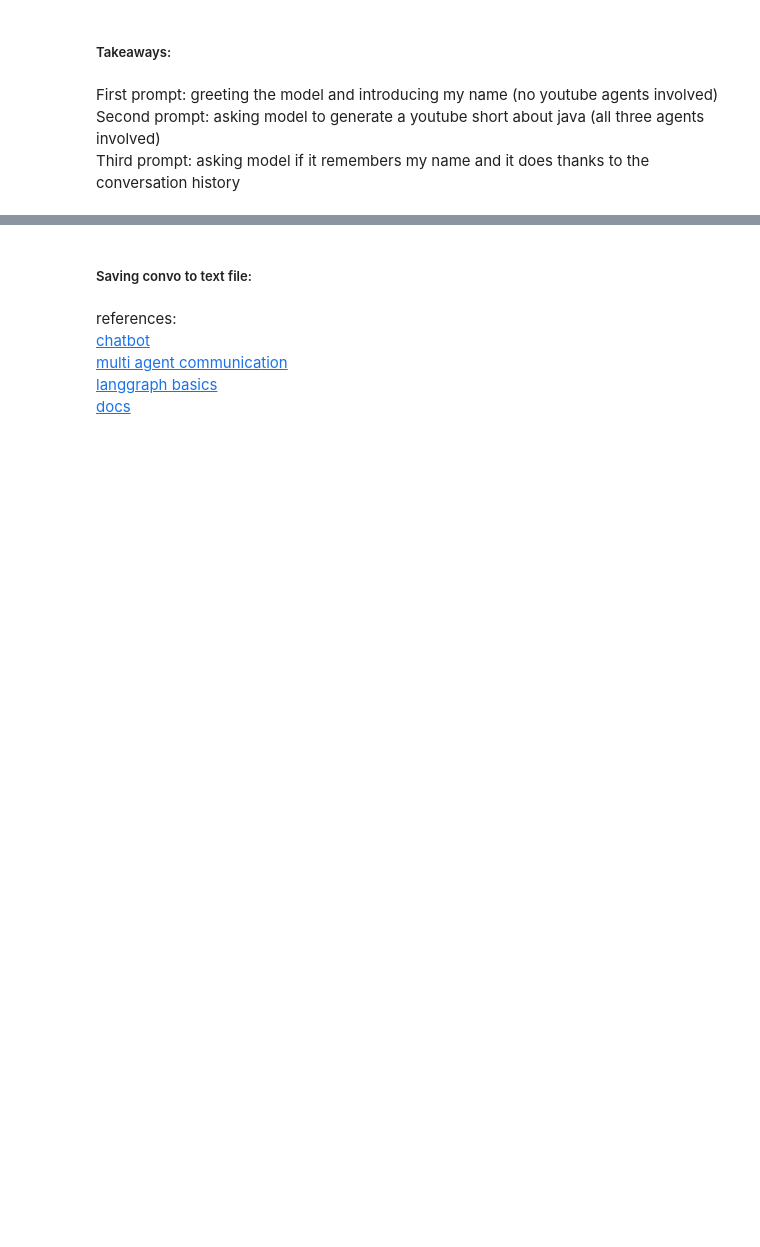
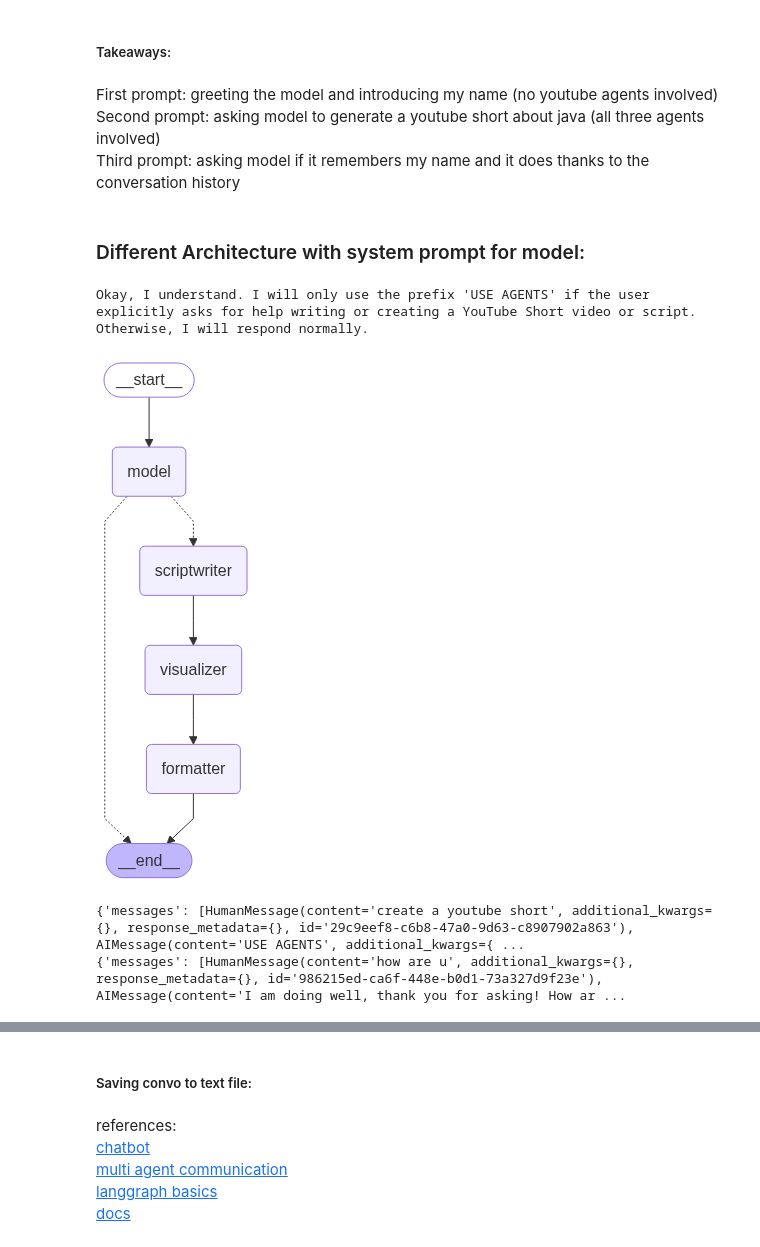
Before and after one commit to christinasaidy/youtube-short-agents, a Jupyter notebook: langgraph.ipynb, the cells around one changed output, grey strips where cells are left out. Cells and saved outputs as stored; diff of their text form; code cells hidden in the pictures; blank space fills up the shorter version.

```diff
--- a/langgraph.ipynb
+++ b/langgraph.ipynb
@@ -247,3 +245,76 @@ while user_input != "exit":
 First prompt: greeting the model and introducing my name (no youtube agents involved) <br>
 Second prompt: asking model to generate a youtube short about java (all three agents involved)<br>
 Third prompt: asking model if it remembers my name and it does thanks to the conversation history<br>
+# %% [markdown]
+### Different Architecture with system prompt for model:
+# %%
+from langchain_core.tools import tool
+
+system_prompt = """Act as a helpful assistant.
+
+Only respond with the prefix 'USE AGENTS' if the user explicitly asks for help writing or creating a YouTube Short video or script.
+
+If the user is asking anything else, respond normally without the prefix and do not mention YouTube Shorts at all.
+
+Do not make assumptions about the user's intent unless it is clearly stated."""
+
+response = llm.invoke(system_prompt)
+
+print(response.content)
+# %% [output]
+Okay, I understand. I will only use the prefix 'USE AGENTS' if the user explicitly asks for help writing or creating a YouTube Short video or script. Otherwise, I will respond normally.
+# %%
+agent = create_react_agent(model=llm, prompt= system_prompt, tools =[])
+
+def get_next_node(state: AgentState):
+    last_message = state["messages"][-1]
+    if "USE AGENTS" in last_message.content:
+        return "scriptwriter"
+    return END
+
+def model_node(state: AgentState) -> AgentState:
+    response = llm.invoke(state["messages"])
+    state["messages"].append(response)
+    return state
+
+workflow = StateGraph(AgentState)
+
+workflow.add_node("model", model_node)
+workflow.add_node("scriptwriter", scriptwriter_node)
+
+workflow.set_entry_point("model")
+
+workflow.add_conditional_edges(
+    "model",
+    get_next_node,
+    {
+        "scriptwriter": "scriptwriter",
+
+        END: END
+    }
+)
+
+workflow.add_node("visualizer", visualizer_node)
+workflow.add_edge("scriptwriter", "visualizer")
+
+
+workflow.add_node("formatter", formatter_node)
+workflow.add_edge("visualizer", "formatter")
+
+workflow.add_edge("formatter", END)
+
+myagent = workflow.compile()
+
+from IPython.display import Image, display
+
+display(Image(myagent.get_graph().draw_mermaid_png()))
+
+res = agent.invoke({"messages": [HumanMessage(content="create a youtube short")]}) ## testing to see if prefix exists
+print(res)
+
+res_without_prefix = agent.invoke({"messages": [HumanMessage(content="how are u")]}) ## testing to see if prefix exists
+print(res_without_prefix)
+# %% [output]
+[figure, added]
+{'messages': [HumanMessage(content='create a youtube short', additional_kwargs={}, response_metadata={}, id='29c9eef8-c6b8-47a0-9d63-c8907902a863'), AIMessage(content='USE AGENTS', additional_kwargs={ ...
+{'messages': [HumanMessage(content='how are u', additional_kwargs={}, response_metadata={}, id='986215ed-ca6f-448e-b0d1-73a327d9f23e'), AIMessage(content='I am doing well, thank you for asking! How ar ...
```
Also changed, not shown: parts of 7 cells of this notebook.
